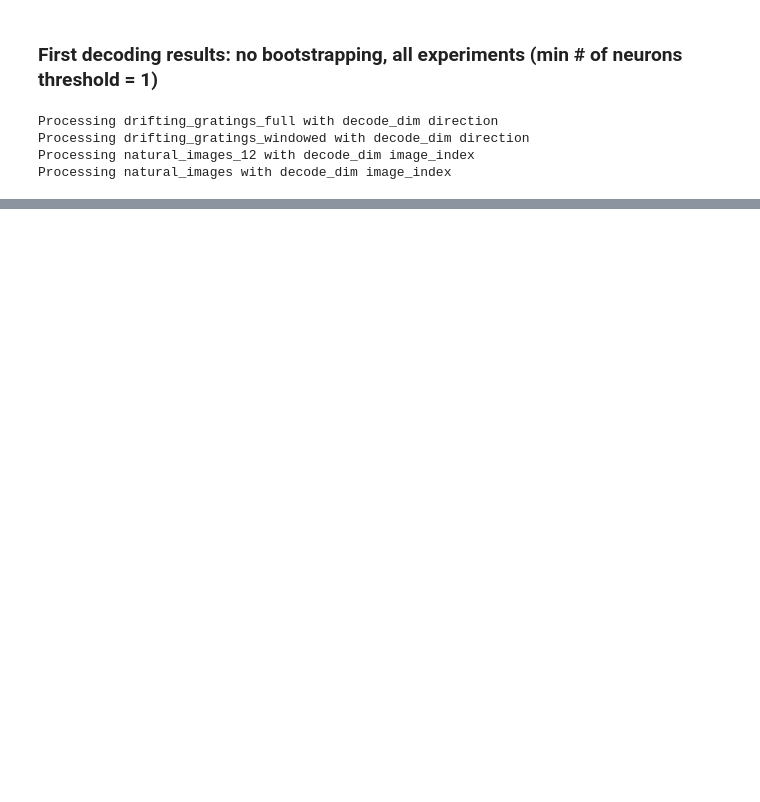
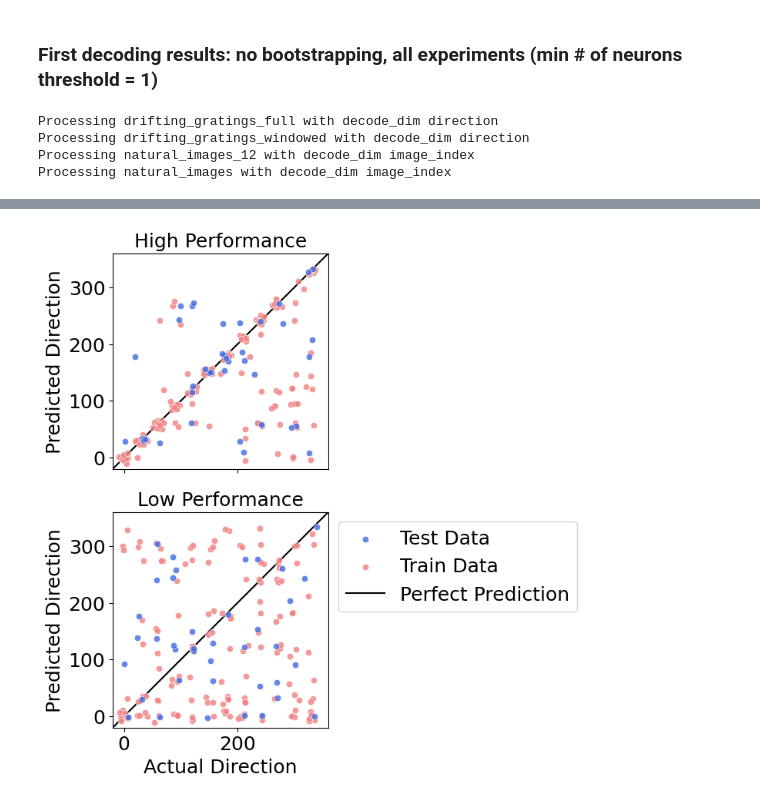
Before and after one commit to sherafatia/v1dd-public, a Jupyter notebook: notebooks/v1dd_figure2_new.ipynb, the cells around one changed output, grey strips where cells are left out. Cells and saved outputs as stored; diff of their text form; code cells hidden in the pictures; blank space fills up the shorter version.

```diff
--- a/notebooks/v1dd_figure2_new.ipynb
+++ b/notebooks/v1dd_figure2_new.ipynb
@@ -291,0 +435,14 @@ shuf_means
+# %%
+mouse_id = 'M427836'
+col_vol_str = '22'
+plane = 3
+plane_name = f"Plane_{plane}"
+
+# DATA_DIR = Path("/home/roozbehf/Documents/v1dd_arefeh/V1_DD_NWBs/")
+DATA_DIR = Path("/home/naomi/Desktop/data/V1dd_nwbs/")
+assert DATA_DIR.exists()
+DATA_DIR.resolve()
+client =  OPhysClient(DATA_DIR)
+session = client.load_ophys_session(f"{mouse_id}_{col_vol_str}")
+
+dff_traces = session.get_traces(trace_type='dff', plane=plane)
@@ -291,0 +546,75 @@ shuf_means
+# %%
+fig, axs = plt.subplots(2,1, figsize=(4, 8), sharex=True, sharey=True)
+
+# first one is the same data as above
+mouse_id = 'M427836'
+col_vol_str = '22'
+plane = 3
+session = client.load_ophys_session(f"{mouse_id}_{col_vol_str}")
+x_data = decoding.get_X_data(session, plane, "drifting_gratings_windowed") # T x N
+y_data = decoding.get_Y_data(session, plane, "drifting_gratings_windowed", decode_dim="direction")
+n1 = int(0.8 * x_data.shape[0])  # 80% of the data for training
+x_train = x_data[:n1, :]
+y_train = y_data[:n1]
+x_test = x_data[n1:, :]
+y_test = y_data[n1:]
+knn, best_k = decoding.knn_cross_validation(15, "correlation", x_data, y_data)
+knn.fit(x_train, y_train)
+y_pred_train = knn.predict(x_train)
+y_pred_test = knn.predict(x_test)
+cross_val_scores = cross_val_score(knn, x_data, y_data, cv=5)
+print(f"Cross-validation scores: {np.mean(cross_val_scores):.2f}")
+
+noise = 5
+y_test = [y + np.random.normal(0, noise) for y in y_test]  # Adding some noise to test data for visualization
+y_train = [y + np.random.normal(0, noise) for y in y_train]  # Adding some noise to training data for visualization
+y_pred_test = [y + np.random.normal(0, noise) for y in y_pred_test]  # Adding some noise to predicted test data for visualization
+y_pred_train = [y + np.random.normal(0, noise) for y in y_pred_train]  # Adding some noise to predicted training data for visualization
+sns.scatterplot(x=y_test, y=y_pred_test, alpha=0.8, color='royalblue', ax=axs[0], zorder=2)
+sns.scatterplot(x=y_train, y=y_pred_train, alpha=0.8, color='lightcoral', ax=axs[0], zorder=1)
+axs[0].plot([-50, 400], [-50, 400], color='black', linestyle='-', linewidth=1.5, alpha=1, zorder=0)
+axs[0].set_xlim(-20, 360)
+axs[0].set_ylim(-20, 360)
+axs[0].set_xlabel('Actual Direction', fontsize=18)
+axs[0].set_ylabel('Predicted Direction', fontsize=18)
+axs[0].set_title(f'High Performance', fontsize=18)
+axs[0].set_aspect('equal', adjustable='box')
+axs[0].tick_params(axis='both', which='major', labelsize=18)
+
+mouse_id = 'M427836'
+col_vol_str = '21'
+plane = 1
+session = client.load_ophys_session(f"{mouse_id}_{col_vol_str}")
+x_data = decoding.get_X_data(session, plane, "drifting_gratings_windowed") # T x N
+y_data = decoding.get_Y_data(session, plane, "drifting_gratings_windowed", decode_dim="direction")
+n1 = int(0.8 * x_data.shape[0])  # 80% of the data for training
+x_train = x_data[:n1, :]
+y_train = y_data[:n1]
+x_test = x_data[n1:, :]
+y_test = y_data[n1:]
+knn, best_k = decoding.knn_cross_validation(15, "correlation", x_data, y_data)
+knn.fit(x_train, y_train)
+y_pred_train = knn.predict(x_train)
+y_pred_test = knn.predict(x_test)
+cross_val_scores = cross_val_score(knn, x_data, y_data, cv=5)
+print(f"Cross-validation scores: {np.mean(cross_val_scores):.2f}")
+
+y_test = [y + np.random.normal(0, noise) for y in y_test]  # Adding some noise to test data for visualization
+y_train = [y + np.random.normal(0, noise) for y in y_train]  # Adding some noise to training data for visualization
+y_pred_test = [y + np.random.normal(0, noise) for y in y_pred_test]  # Adding some noise to predicted test data for visualization
+y_pred_train = [y + np.random.normal(0, noise) for y in y_pred_train]  # Adding some noise to predicted training data for visualization
+sns.scatterplot(x=y_test, y=y_pred_test, alpha=0.8, color='royalblue', label='Test Data', ax=axs[1], zorder=2)
+sns.scatterplot(x=y_train, y=y_pred_train, alpha=0.8, color='lightcoral', label='Train Data', ax=axs[1], zorder=1)
+axs[1].plot([-50, 400], [-50, 400], color='black', linestyle='-', linewidth=1.5, alpha=1, zorder=0, label='Perfect Prediction')
+axs[1].set_xlim(-20, 360)
+axs[1].set_ylim(-20, 360)
+axs[1].set_xlabel('Actual Direction', fontsize=18)
+axs[1].set_ylabel('Predicted Direction', fontsize=18)
+axs[1].set_title(f'Low Performance', fontsize=18)
+axs[1].tick_params(axis='both', which='major', labelsize=18)
+axs[1].set_aspect('equal', adjustable='box')
+plt.legend(loc='upper left', bbox_to_anchor=(1, 1), fontsize=18)
+# plt.tight_layout()
+
+plt.savefig(os.path.join(ARTIFACT_DIR, 'decoding_analyses', f'dgw_decoding_example_scatter_{mouse_id}.svg'), dpi=300)
+# %% [output]
@@ -291,0 +623 @@ shuf_means
+[figure, added]
```
Also changed, not shown: parts of 14 cells of this notebook, 4 other files.
